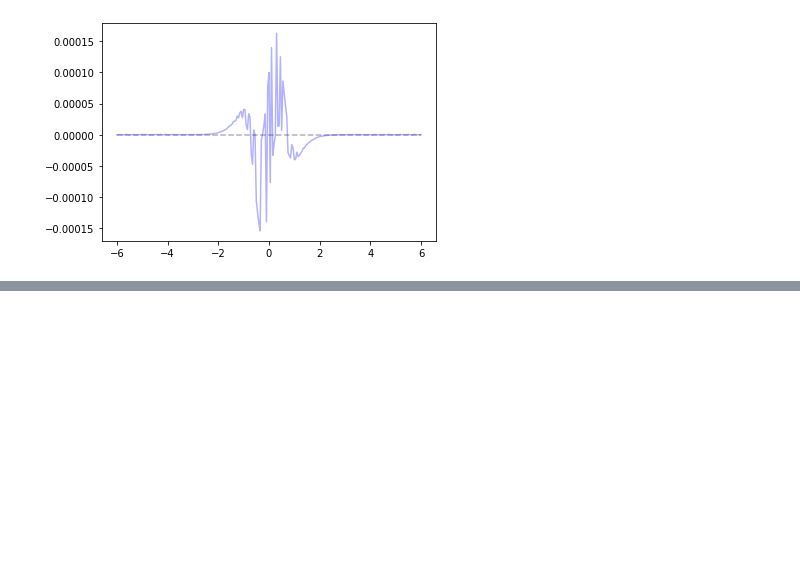
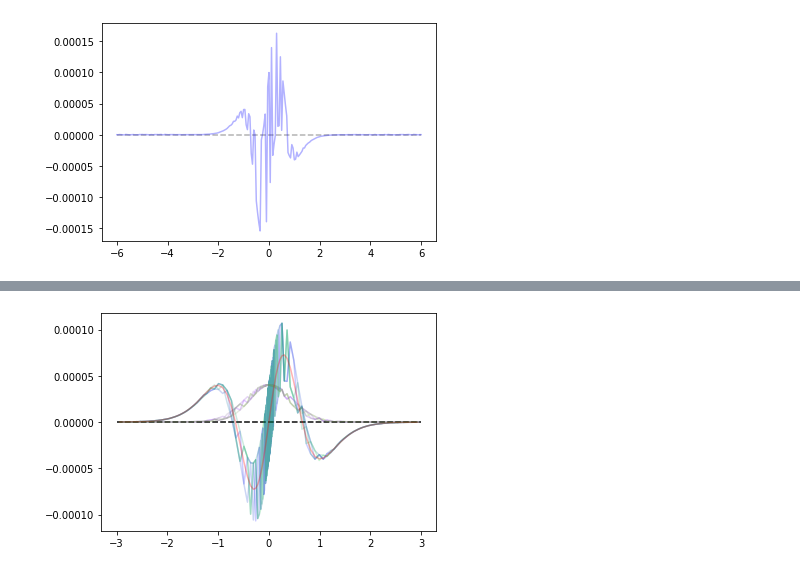
Before and after one commit to taoketao/activation-zones, a Jupyter notebook: noise-follows-D4-experiments/tf/noise-follows-D4-notebook.ipynb, the cells around one changed output, grey strips where cells are left out. Cells and saved outputs as stored; diff of their text form; code cells hidden in the pictures; blank space fills up the shorter version.

```diff
--- a/noise-follows-D4-experiments/tf/noise-follows-D4-notebook.ipynb
+++ b/noise-follows-D4-experiments/tf/noise-follows-D4-notebook.ipynb
@@ -1065,0 +1144,27 @@ for trial_counter in range(N_trials):
+# %%
+Y_data = [-.1,.1]
+X_data = [ np.ones((1,)) for v in Y_data ]     # x_counter
+Weights, bounds = weights_range(-3,3,50)
+N_trials = 5
+normz=True
+Nonlinearity= ('tanh',  tanh )
+# wtc=query_manual_model_wrapper(n_epochs=150, batchsize=1)
+
+plot_range = bounds #[-2.5,2.5]
+for trial_counter in range(N_trials):
+    plt.plot(plot_range,[0,0], '--', color=[0,0,0,0.3])
+    plt.plot([w[1] for w in wtc if w[0]==trial_counter and plot_range[0]<w[1] and plot_range[1]>w[1]],
+                 [w[2]+d2_tanh(w[1])*.04 for w in wtc if w[0]==trial_counter and plot_range[0]<w[1] and plot_range[1]>w[1]] ,
+                 color=[0, trial_counter/(N_trials), 1-trial_counter/(N_trials), 0.2])
+    plt.plot([w[1] for w in wtc if w[0]==trial_counter and plot_range[0]<w[1] and plot_range[1]>w[1]],
+                 [abs(w[2]+d2_tanh(w[1])*.04 - d4_tanh_new(w[1])*4e-4) for w in wtc if w[0]==trial_counter and plot_range[0]<w[1] and plot_range[1]>w[1]] ,
+                 color=[0.5, trial_counter/(N_trials), 1-trial_counter/(N_trials), 0.2]) # variance of sorts; deviation from D4_new.
+    continue
+    plt.plot([w[1] for w in wtc if w[0]==trial_counter and plot_range[0]<w[1] and plot_range[1]>w[1]],
+                 [w[2]*4e-3     for w in wtc if w[0]==trial_counter and plot_range[0]<w[1] and plot_range[1]>w[1]] ,
+                 color=[0,0,0, 0.2])
+if 1:plt.plot([w[1] for w in wtc if w[0]==trial_counter and plot_range[0]<w[1] and plot_range[1]>w[1]],
+                 [d4_tanh_new(w[1])*.0004 for w in wtc if w[0]==trial_counter and plot_range[0]<w[1] and plot_range[1]>w[1]] ,
+                 color=[1, 0,0, 0.3])
+# %% [output]
+[figure, added]
```
Also changed, not shown: parts of 46 cells of this notebook, 2 other files.
